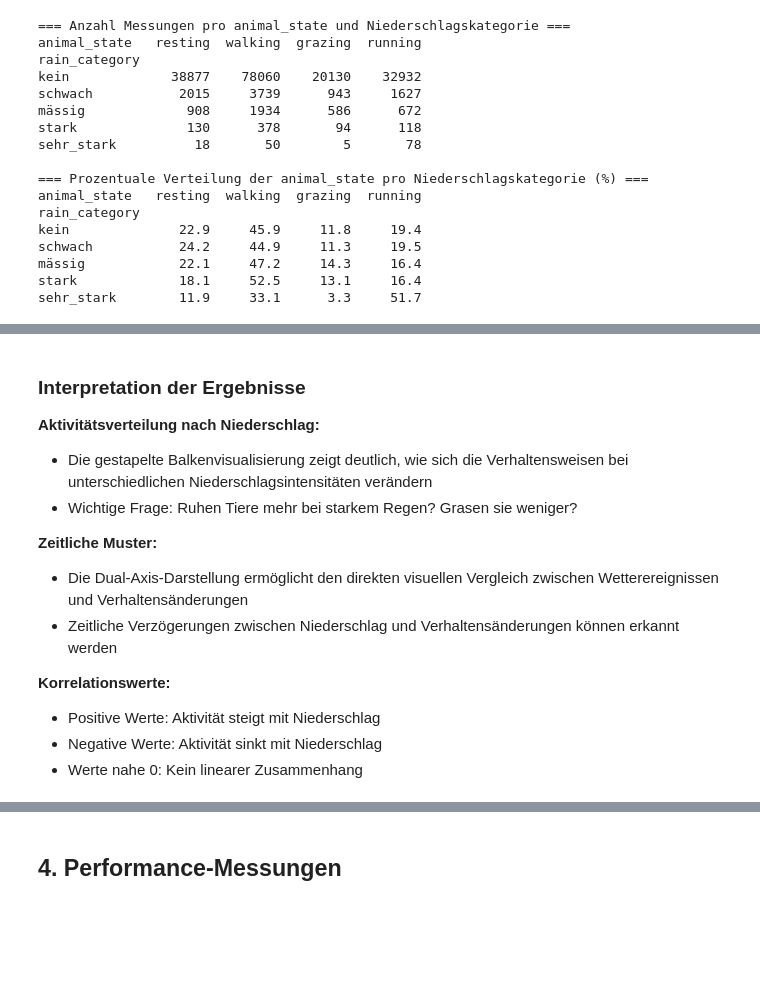
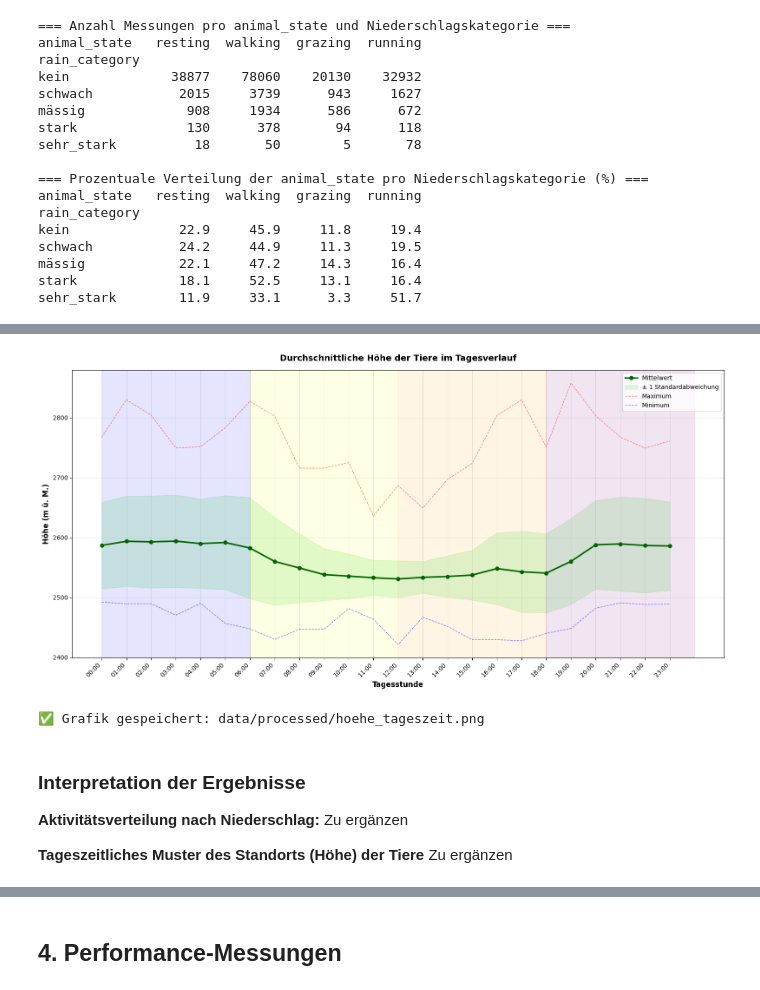
Before and after one commit to thierryfrommenwiler/agriculture-spark, a Jupyter notebook: notebooks/agriculture-spark-analysis.ipynb, the cells around one changed output, grey strips where cells are left out. Cells and saved outputs as stored; diff of their text form; code cells hidden in the pictures; blank space fills up the shorter version.

Commit message:
Adding data from swisstopo for correlation to elevation

```diff
--- a/notebooks/agriculture-spark-analysis.ipynb
+++ b/notebooks/agriculture-spark-analysis.ipynb
@@ -33,0 +39,3 @@ Ziel ist es, das Verhalten der Tiere in Abhängigkeit von Wetterbedingungen zu u
+# %%
+#Config Cluster
+zhaw_cluster = 0 # 1 = ZHAW-Cluster, 0 = Lokal
@@ -797,0 +981,16 @@ Name: rain_h, dtype: float64
+# %%
+# Daten für tageszeitliche Höhenanalyse vorbereiten
+df_time_elevation = df_viz[df_viz['elevation'].notna()].copy()
+df_time_elevation['spokes_ts'] = pd.to_datetime(df_time_elevation['spokes_ts'])
+
+# Stunde extrahieren (0-23)
+df_time_elevation['hour'] = df_time_elevation['spokes_ts'].dt.hour
+
+print(f"\n=== Tageszeitliches Höhenmuster ===")
+print(f"Datensätze mit Elevation und Zeitstempel: {len(df_time_elevation)}")
+
+# Statistik: Durchschnittliche Höhe pro Stunde
+elevation_by_hour = df_time_elevation.groupby('hour')['elevation'].agg(['mean', 'std', 'min', 'max', 'count'])
+
+print("\n=== Durchschnittliche Höhe pro Tagesstunde (m ü. M.) ===")
+print(elevation_by_hour)
@@ -798,18 +1015,51 @@ Name: rain_h, dtype: float64
+# %%
+# Visualisierung 1: Liniendiagramm - Durchschnittliche Höhe über den Tag
+fig, ax1 = plt.subplots(figsize=(16, 8))
+
+# Liniendiagramm mit Fehlerbereich (Standardabweichung)
+hours = elevation_by_hour.index
+means = elevation_by_hour['mean']
+stds = elevation_by_hour['std']
+
+ax1.plot(hours, means, color='darkgreen', linewidth=2.5, marker='o', markersize=6, label='Mittelwert')
+ax1.fill_between(hours, means - stds, means + stds, alpha=0.3, color='lightgreen', label='± 1 Standardabweichung')
+
+ax1.set_xlabel('Tagesstunde', fontsize=12, fontweight='bold')
+ax1.set_ylabel('Höhe (m ü. M.)', fontsize=12, fontweight='bold')
+ax1.set_title('Durchschnittliche Höhe der Tiere im Tagesverlauf', fontsize=14, fontweight='bold', pad=15)
+ax1.set_xticks(range(0, 24))
+ax1.set_xticklabels([f'{h:02d}:00' for h in range(0, 24)], rotation=45, ha='right')
+ax1.grid(True, alpha=0.3)
+
+# Tageszeiten markieren (ohne label, da nur visuell)
+ax1.axvspan(0, 6, alpha=0.1, color='blue')
+ax1.axvspan(6, 12, alpha=0.1, color='yellow')
+ax1.axvspan(12, 18, alpha=0.1, color='orange')
+ax1.axvspan(18, 24, alpha=0.1, color='purple')
+
+# Min/Max-Bereich als Linie
+ax1.plot(hours, elevation_by_hour['max'], color='red', linewidth=1, linestyle='--', alpha=0.5, label='Maximum')
+ax1.plot(hours, elevation_by_hour['min'], color='blue', linewidth=1, linestyle='--', alpha=0.5, label='Minimum')
+
+# Legende nach allen Plots
+ax1.legend(loc='upper right', fontsize=10)
+
+plt.tight_layout()
+plt.savefig('data/processed/hoehe_tageszeit.png', dpi=300, bbox_inches='tight')
+plt.show()
+
+print("✅ Grafik gespeichert: data/processed/hoehe_tageszeit.png")
+# %% [output]
+[figure, added]
+✅ Grafik gespeichert: data/processed/hoehe_tageszeit.png
 # %% [markdown]
 ### Interpretation der Ergebnisse
 
 **Aktivitätsverteilung nach Niederschlag:**
-- Die gestapelte Balkenvisualisierung zeigt deutlich, wie sich die Verhaltensweisen bei unterschiedlichen Niederschlagsintensitäten verändern
-- Wichtige Frage: Ruhen Tiere mehr bei starkem Regen? Grasen sie weniger?
+Zu ergänzen
 
-**Zeitliche Muster:**
-- Die Dual-Axis-Darstellung ermöglicht den direkten visuellen Vergleich zwischen Wetterereignissen und Verhaltensänderungen
-- Zeitliche Verzögerungen zwischen Niederschlag und Verhaltensänderungen können erkannt werden
-
-**Korrelationswerte:**
-- Positive Werte: Aktivität steigt mit Niederschlag
-- Negative Werte: Aktivität sinkt mit Niederschlag
-- Werte nahe 0: Kein linearer Zusammenhang
+**Tageszeitliches Muster des Standorts (Höhe) der Tiere**
+Zu ergänzen
 # %%
 time_anlysies = time.time() - start_analyzis
 print(f"Datenanalyse-Verarbeitung: {time_anlysies:.2f} Sekunden")
```
Also changed, not shown: parts of 24 cells of this notebook.
